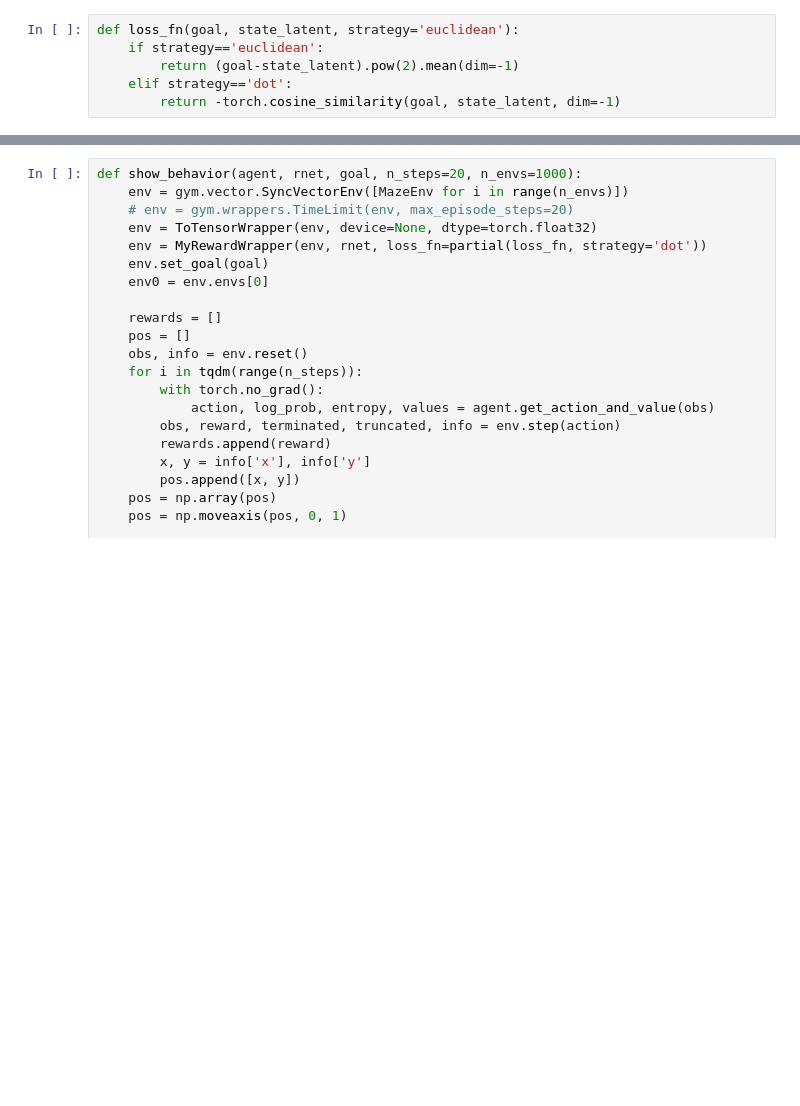
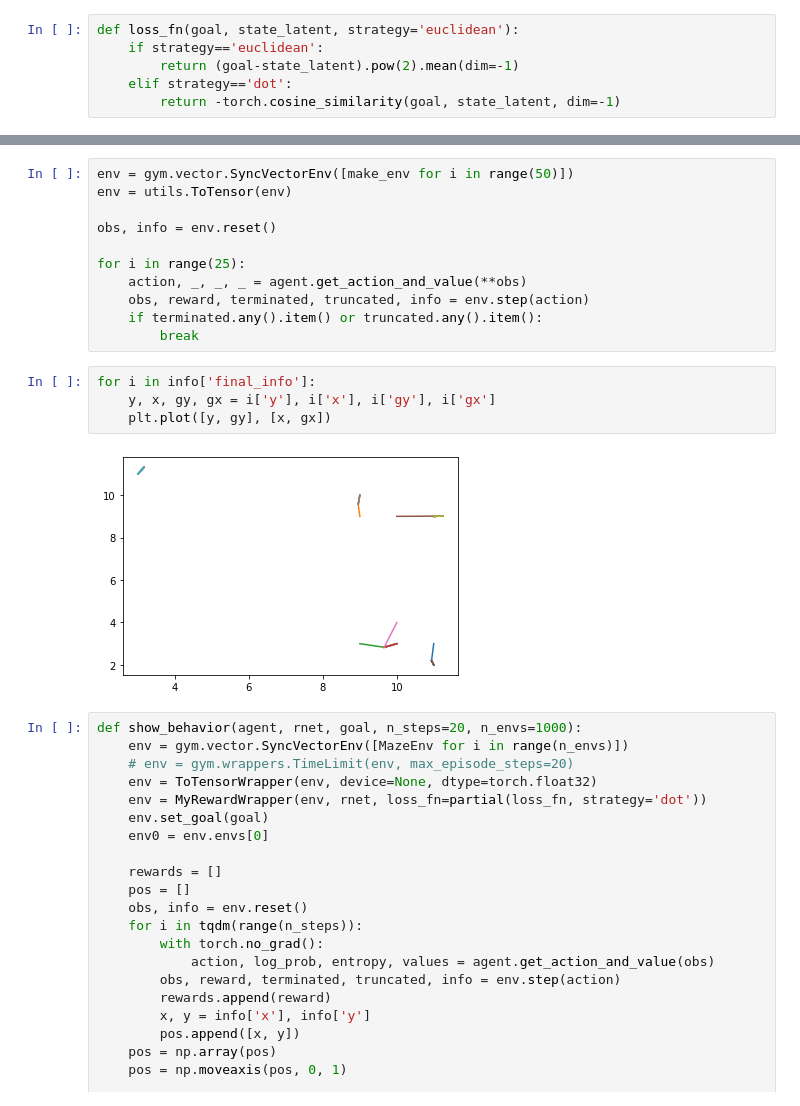
Before and after one commit to akarshkumar0101/exploration-generalization, a Jupyter notebook: goal_conditioning.ipynb, the cells around one changed output, grey strips where cells are left out. Saved outputs shown, nothing was run; the diff lists cells and outputs as text; blank space fills up the shorter version.

```diff
--- a/goal_conditioning.ipynb
+++ b/goal_conditioning.ipynb
@@ -256,3 +343,20 @@ class GCPolicy(nn.Module):
+# %%
+env = gym.vector.SyncVectorEnv([make_env for i in range(50)])
+env = utils.ToTensor(env)
+
+obs, info = env.reset()
+
+for i in range(25):
+    action, _, _, _ = agent.get_action_and_value(**obs)
+    obs, reward, terminated, truncated, info = env.step(action)
+    if terminated.any().item() or truncated.any().item():
+        break
+# %%
+for i in info['final_info']:
+    y, x, gy, gx = i['y'], i['x'], i['gy'], i['gx']
+    plt.plot([y, gy], [x, gx])
+# %% [output]
+[figure, added]
 # %%
 def show_behavior(agent, rnet, goal, n_steps=20, n_envs=1000):
     env = gym.vector.SyncVectorEnv([MazeEnv for i in range(n_envs)])
```
Also changed, not shown: parts of 9 cells of this notebook, 2 other files.
